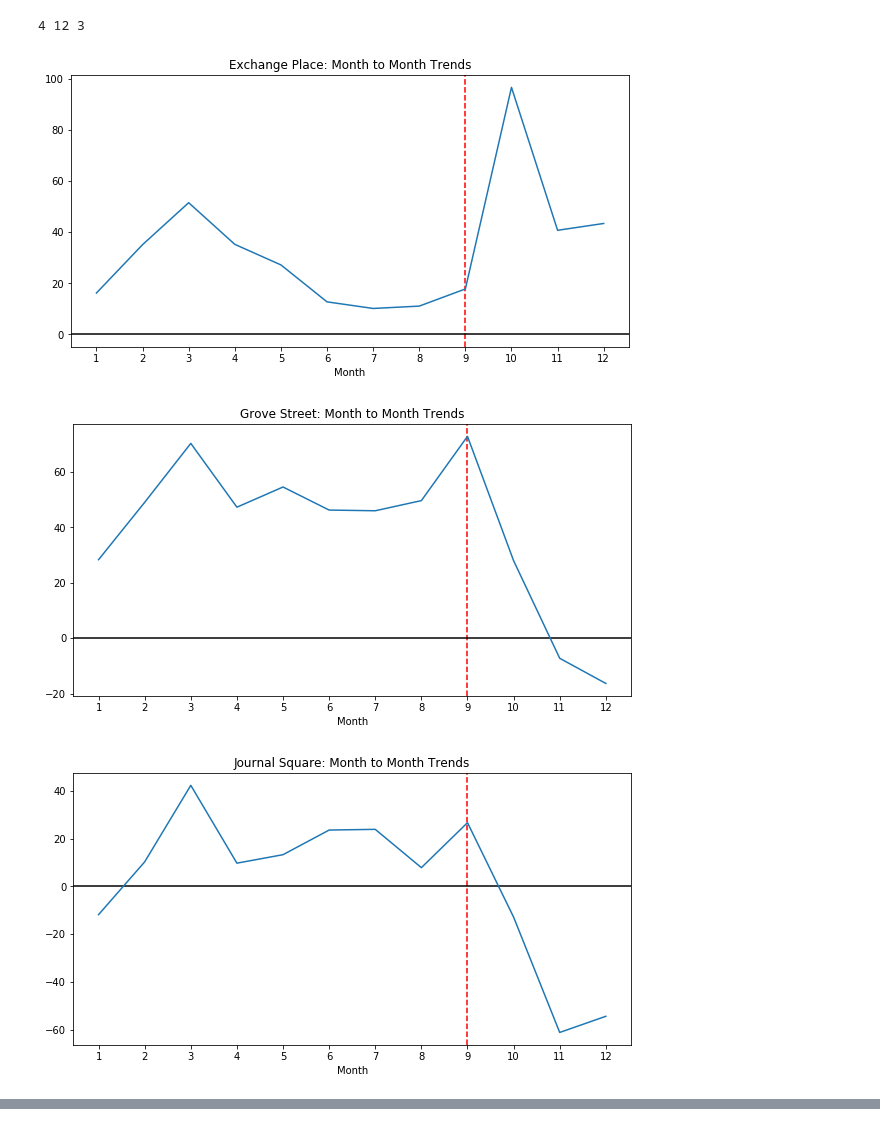
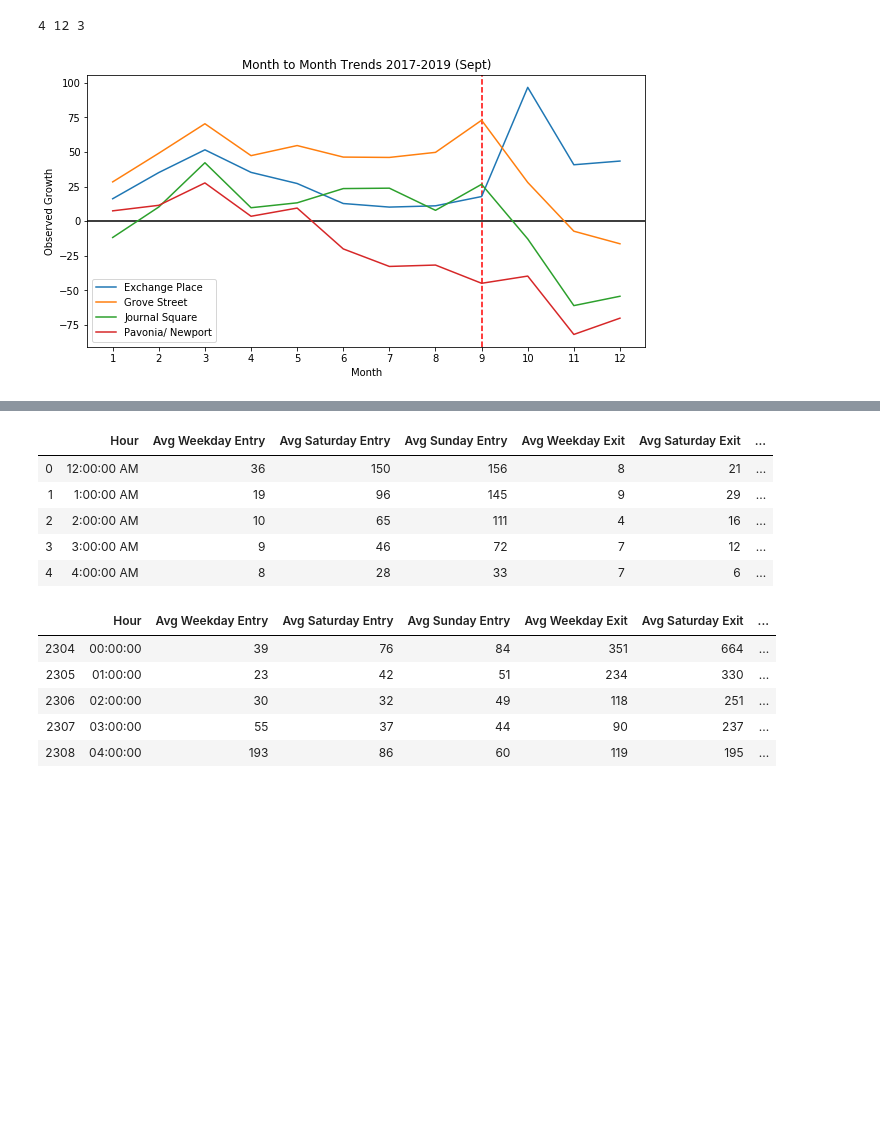
Before and after one commit to lobodemonte/civic-analytics-mobility-project, a Jupyter notebook: scripts/path_ridership_analysis.ipynb, the cells around one changed output, grey strips where cells are left out. Drawn from its saved outputs; the diff is of its cells as text; code cells hidden in the pictures; blank space fills up the shorter version.

Commit message:
analyzed ridership hourly data

```diff
--- a/scripts/path_ridership_analysis.ipynb
+++ b/scripts/path_ridership_analysis.ipynb
@@ -22,7 +24,7 @@ def plot_model_line(x, y, x_in, y_out, title="", xlabel="", ylabel="", length=7,
     plt.legend(loc='upper left');
     plt.show()
 
-def month_to_month_ridership_trends(station_data, months, station):
+def get_month_to_month_ridership_trends(station_data, months, station):
     month_key='Month'
     x_label ="index"
     y_label="Avg_Weekday"
@@ -34,13 +36,7 @@ def month_to_month_ridership_trends(station_data, months, station):
         predicted_ys = lm.predict()
         coefs.append(lm.params[x_label])
 
-    plt.figure(figsize=(10,5))
-    plt.title("{}: Month to Month Trends".format(station))
-    plt.xticks(months)
-    plt.xlabel(month_key)
-    plt.axvline(x=9, color='r', linestyle='--')
-    plt.axhline(y=0, color='k')
-    plt.plot(months, coefs)
+    return coefs
 
 def interyear_ridership_trends(ridership_data, years, station):
     year_key = "Year"
@@ -93,17 +89,33 @@ print(len(stations), len(months), len(years))
 # %% [output]
 4 12 3
 # %%
+# overall_trend(ridership_data, station)
+
+monthly_data = {}
+
 for station in stations:
 
     sample_gs = path_ridership[(path_ridership['Station'] == station) ].copy()
     sample_gs = sample_gs.sort_values(['Year', 'Month'], ascending=[True, True])
 
     sample_gs['yyyymm'] = sample_gs['Year'].apply(str) + sample_gs['Month'].apply(lambda x: str(x).zfill(2))
     sample_gs.reset_index(level=0, inplace=True)
     sample_gs['index'] = sample_gs.index
 
-    month_to_month_ridership_trends(sample_gs, months, station)
+    growth_per_month = get_month_to_month_ridership_trends(sample_gs, months, station)
+    monthly_data[station] = growth_per_month
+
+plt.figure(figsize=(10,5))
+plt.title("Month to Month Trends 2017-2019 (Sept)")
+plt.xticks(months)
+plt.xlabel('Month')
+plt.ylabel("Observed Growth")
+plt.axvline(x=9, color='r', linestyle='--')
+plt.axhline(y=0, color='k')
+for station in stations:
+    coefs = monthly_data[station]
+    plt.plot(months, coefs, label=station)
+plt.legend(loc='lower left')
+plt.show()
 # %% [output]
-[figure, old version]
+[figure, new version]
-[figure, removed]
-[figure, removed]
@@ -110,0 +124,35 @@ for station in stations:
+# %%
+## get data and get unique values of months
+years = [2017, 2018, 2019]
+stations = ['Journal Square', 'Grove Street', 'Exchange Place', 'Newport']
+
+path_hourly_ridership = pd.DataFrame()
+for year in years:
+    temp = pd.read_csv("../data/path_ridership_data/{}-PATH-hourly-Ridership-Report.csv".format(year), thousands=',')
+    temp['year'] = year
+    path_hourly_ridership = path_hourly_ridership.append(temp)
+
+months = path_ridership.Month.unique()
+months.sort()
+
+path_hourly_ridership.head()
+# %% [output]
+|  | Hour | Avg Weekday Entry | Avg Saturday Entry | Avg Sunday Entry | Avg Weekday Exit | Avg Saturday Exit | ... |
+| 0 | 12:00:00 AM | 36 | 150 | 156 | 8 | 21 | ... |
+| 1 | 1:00:00 AM | 19 | 96 | 145 | 9 | 29 | ... |
+| 2 | 2:00:00 AM | 10 | 65 | 111 | 4 | 16 | ... |
+| 3 | 3:00:00 AM | 9 | 46 | 72 | 7 | 12 | ... |
+| 4 | 4:00:00 AM | 8 | 28 | 33 | 7 | 6 | ... |
+# %%
+## filter for stations we're interested in
+path_hourly_ridership = path_hourly_ridership[path_hourly_ridership['station'].isin(stations)]
+## format time column
+path_hourly_ridership['Hour'] = pd.to_datetime(path_hourly_ridership['Hour']).dt.strftime('%H:%M:%S')
+path_hourly_ridership.head()
+# %% [output]
+|  | Hour | Avg Weekday Entry | Avg Saturday Entry | Avg Sunday Entry | Avg Weekday Exit | Avg Saturday Exit | ... |
+| 2304 | 00:00:00 | 39 | 76 | 84 | 351 | 664 | ... |
+| 2305 | 01:00:00 | 23 | 42 | 51 | 234 | 330 | ... |
+| 2306 | 02:00:00 | 30 | 32 | 49 | 118 | 251 | ... |
+| 2307 | 03:00:00 | 55 | 37 | 44 | 90 | 237 | ... |
+| 2308 | 04:00:00 | 193 | 86 | 60 | 119 | 195 | ... |
```
Also changed, not shown: parts of 9 cells of this notebook, 7 other files.
